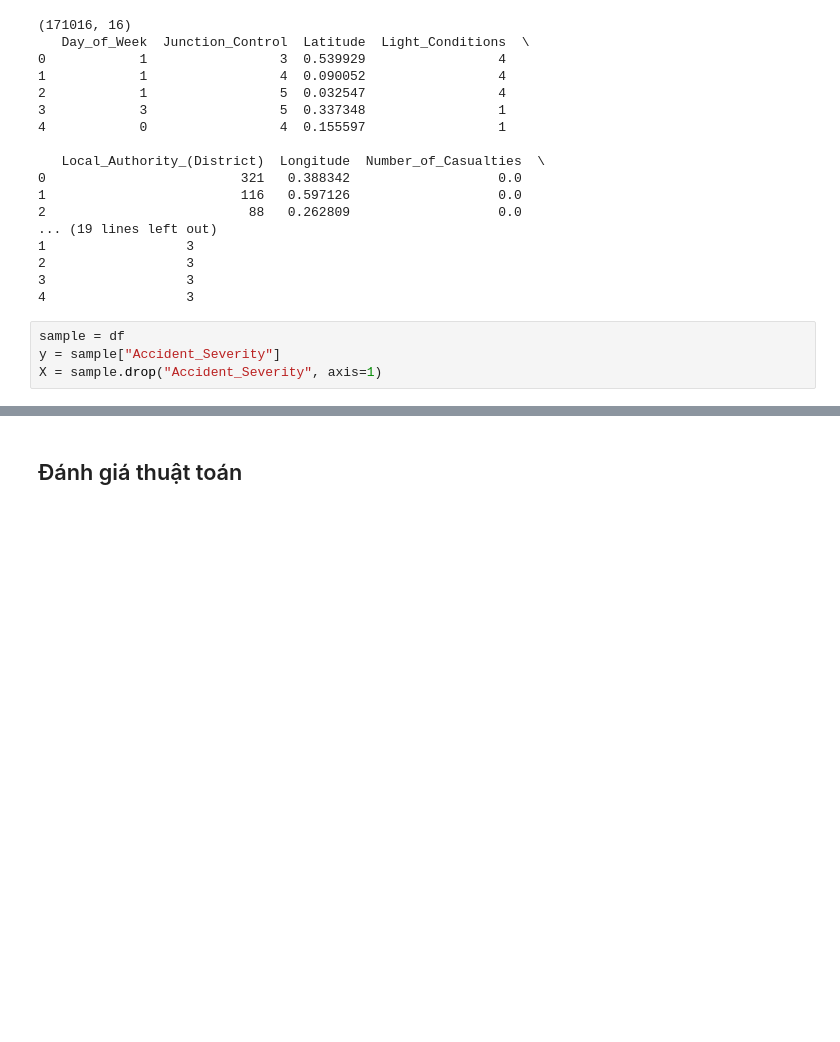
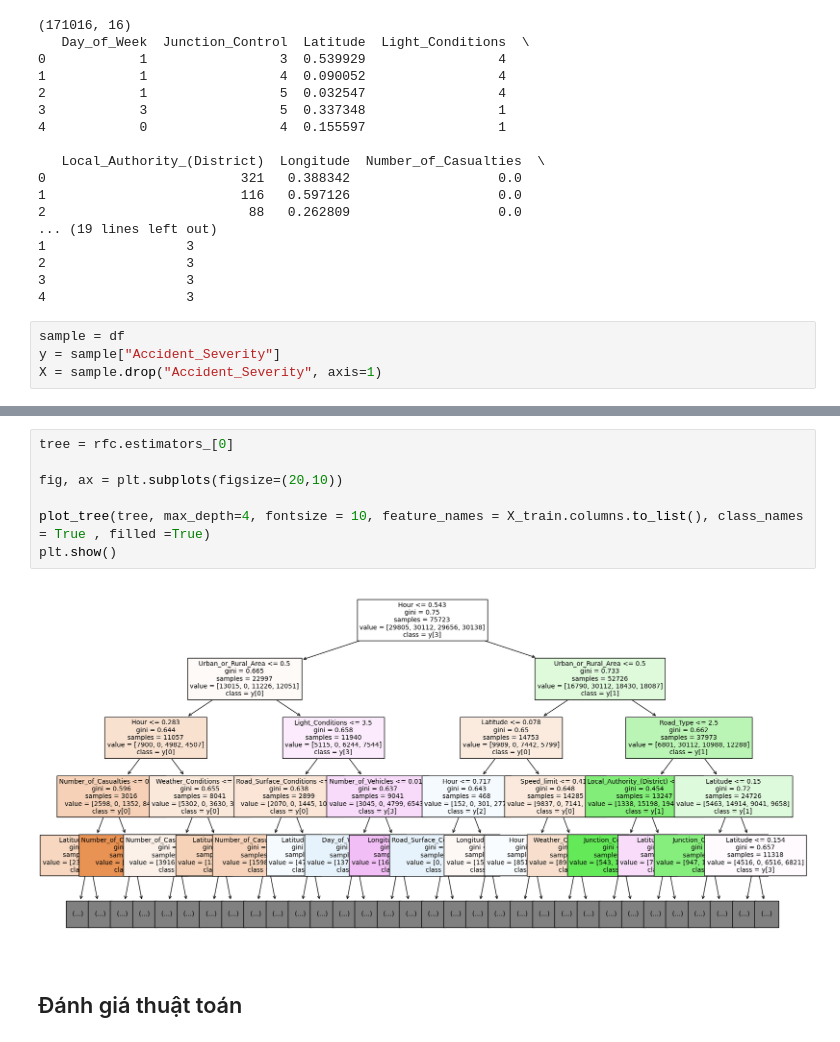
Before and after one commit to LXT2204/IS252_Datamining, a Jupyter notebook: RF_For_DataMining.ipynb, the cells around one changed output, grey strips where cells are left out. Saved outputs shown, nothing was run; the diff lists cells and outputs as text; blank space fills up the shorter version.

```diff
--- a/RF_For_DataMining.ipynb
+++ b/RF_For_DataMining.ipynb
@@ -169,6 +173,15 @@ sns.barplot(x="importance", y=importances.index, data=importances)
 plt.show()
 # %% [output]
 [figure]
+# %%
+tree = rfc.estimators_[0]
+
+fig, ax = plt.subplots(figsize=(20,10))
+
+plot_tree(tree, max_depth=4, fontsize = 10, feature_names = X_train.columns.to_list(), class_names = True , filled =True)
+plt.show()
+# %% [output]
+[figure, added]
 # %% [markdown]
 ## Đánh giá thuật toán
 # %%
```
Also changed, not shown: parts of 14 cells of this notebook, 1 other file.
